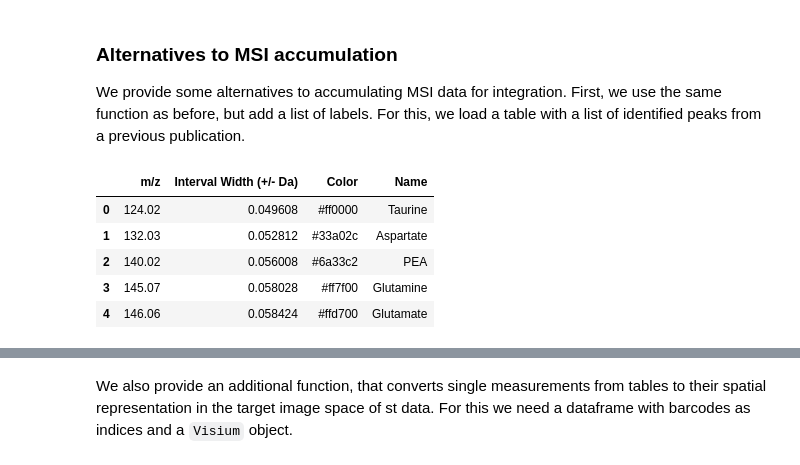
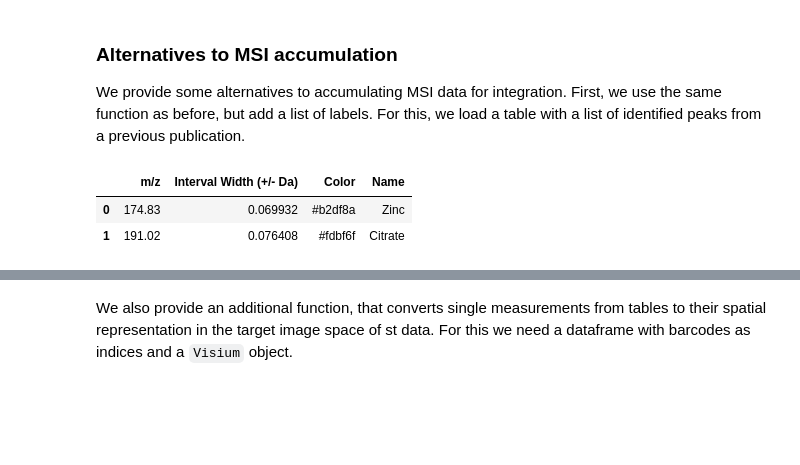
Before and after one commit to mwess/miit, a Jupyter notebook: examples/notebooks/02_integrate_st_and_msi.ipynb, the cells around one changed output, grey strips where cells are left out. Saved outputs shown, nothing was run; the diff lists cells and outputs as text; code cells hidden in the pictures; blank space fills up the shorter version.

```diff
--- a/examples/notebooks/02_integrate_st_and_msi.ipynb
+++ b/examples/notebooks/02_integrate_st_and_msi.ipynb
@@ -19,3 +21,8 @@ from miit.registerers.other.msi_to_hist_meta_registerer import MSItoHistMetaRegi
+# %%
+ROOT_DIR = 'test_data/'
+
+# if you follow the docker instructions use this:
+# ROOT_DIR = '/external_data/test_data'
 # %%
 if not exists('output_directory'):
     os.mkdir('output_directory')
@@ -181,15 +179,12 @@ integrated_df.head()
 
 We provide some alternatives to accumulating MSI data for integration. First, we use the same function as before, but add a list of labels. For this, we load a table with a list of identified peaks from a previous publication.
 # %%
-peak_df = pd.read_csv('../data/msi_neg/IdentifiedPeaks.csv', sep=';')
+peak_df = pd.read_csv(join(ROOT_DIR, 'test_data/source_data/7/imzml/IdentifiedPeaks.csv'), sep=';')
 peak_df.head()
 # %% [output]
 |  | m/z | Interval Width (+/- Da) | Color | Name |
-| 0 | 124.02 | 0.049608 | #ff0000 | Taurine |
-| 1 | 132.03 | 0.052812 | #33a02c | Aspartate |
-| 2 | 140.02 | 0.056008 | #6a33c2 | PEA |
-| 3 | 145.07 | 0.058028 | #ff7f00 | Glutamine |
-| 4 | 146.06 | 0.058424 | #ffd700 | Glutamate |
+| 0 | 174.83 | 0.069932 | #b2df8a | Zinc |
+| 1 | 191.02 | 0.076408 | #fdbf6f | Citrate |
 # %%
 neg_labels = peak_df.Name.to_list()
 msi_pixel_idxs = msi_data.set_map_to_msi_pixel_idxs(unique_target_reference)
```
Also changed, not shown: parts of 14 cells of this notebook.
